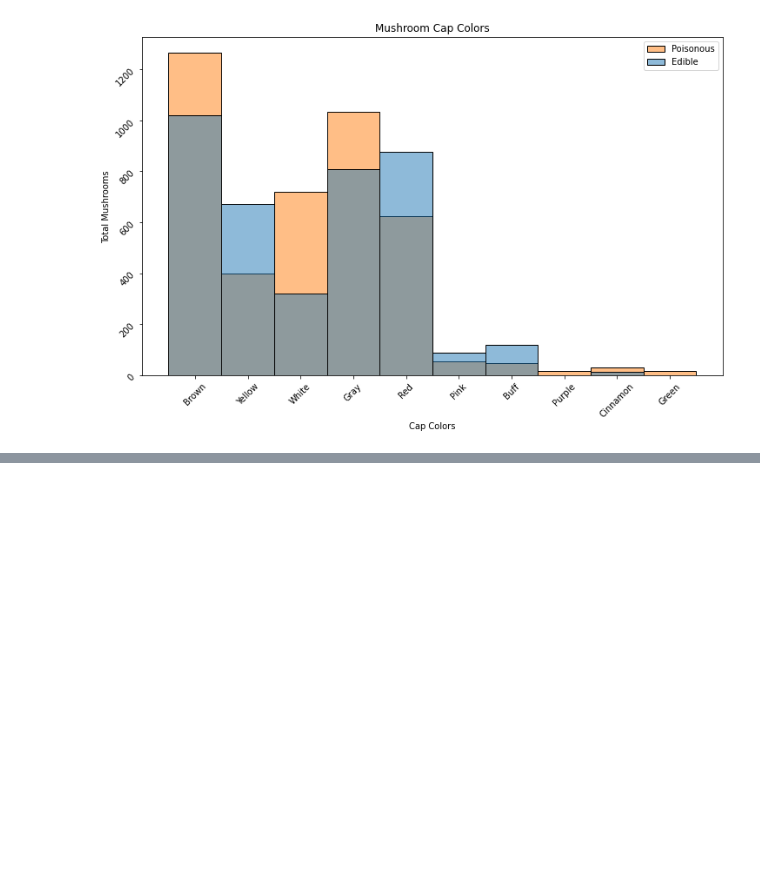
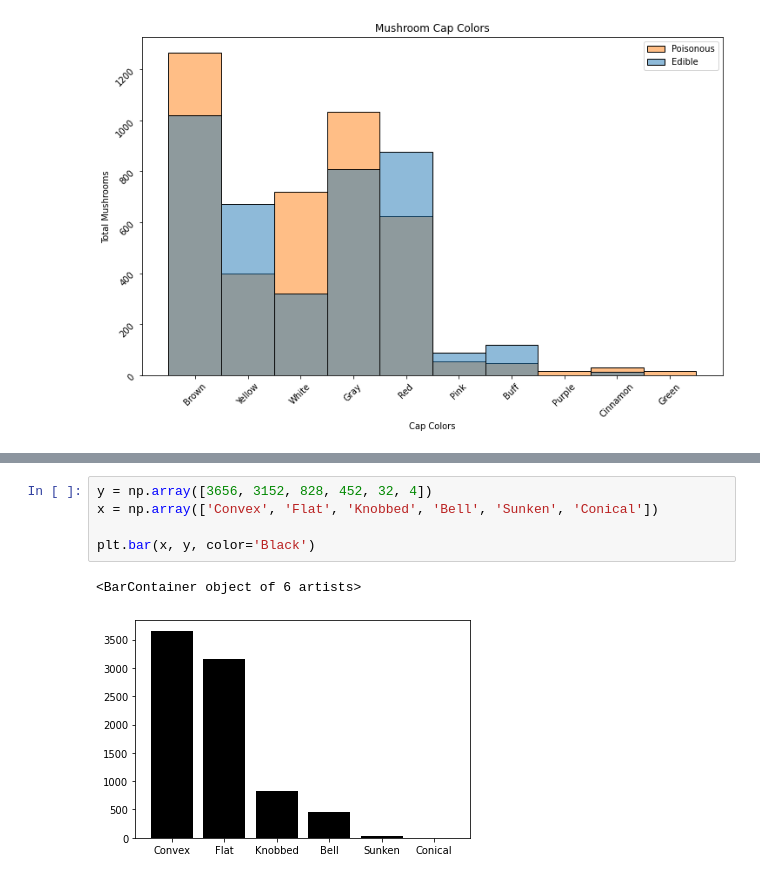
Before and after one commit to Jkhou1000/Mushroom-Classifier, a Jupyter notebook: Mushroom_Project.ipynb, the cells around one changed output, grey strips where cells are left out. Cells and saved outputs as stored; diff of their text form; blank space fills up the shorter version.

```diff
--- a/Mushroom_Project.ipynb
+++ b/Mushroom_Project.ipynb
@@ -134,0 +145,8 @@ ax.legend(labels=['Poisonous', 'Edible'])
+# %%
+y = np.array([3656, 3152, 828, 452, 32, 4])
+x = np.array(['Convex', 'Flat', 'Knobbed', 'Bell', 'Sunken', 'Conical'])
+
+plt.bar(x, y, color='Black')
+# %% [output]
+<BarContainer object of 6 artists>
+[figure, added]
```
Also changed, not shown: parts of 7 cells of this notebook.
